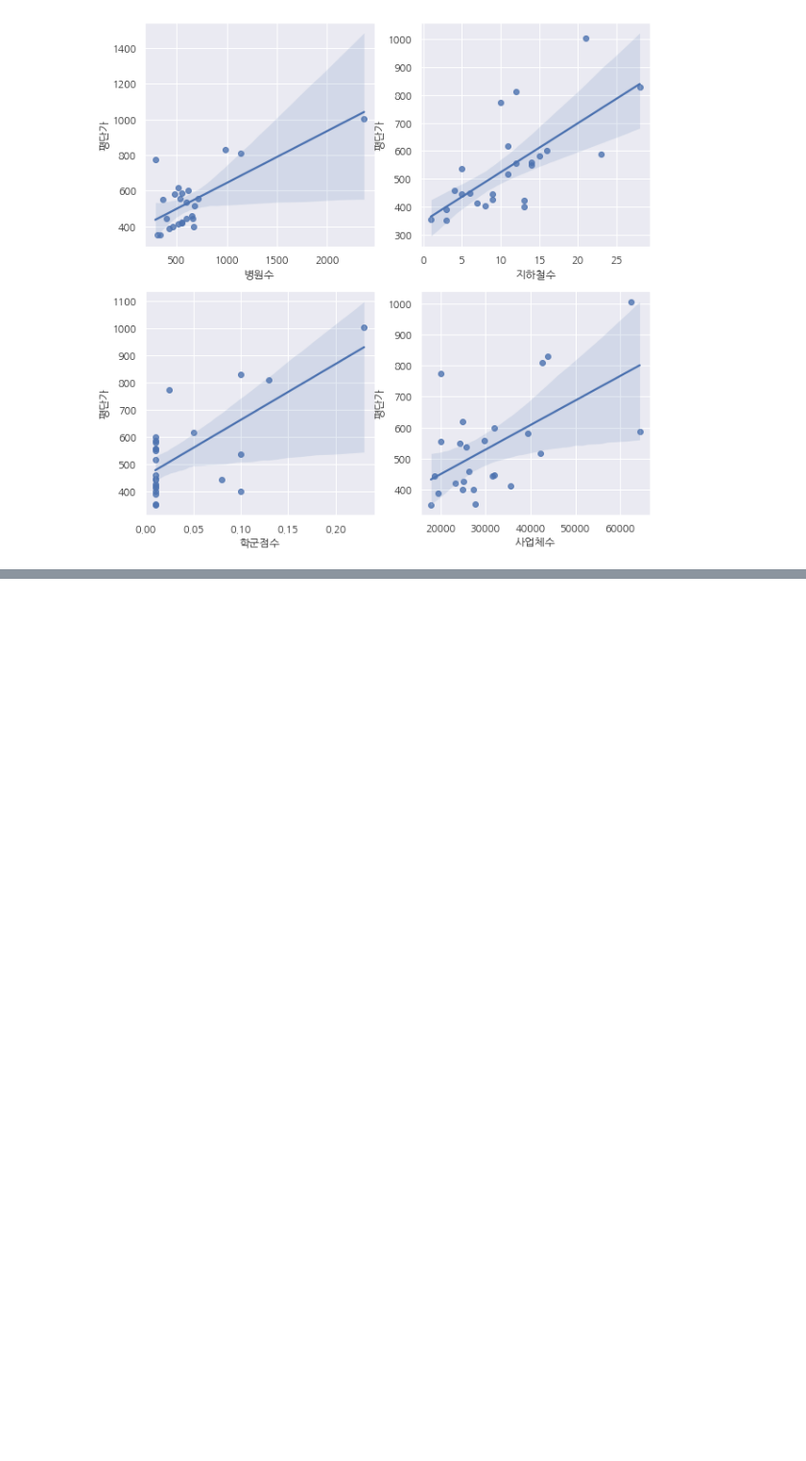
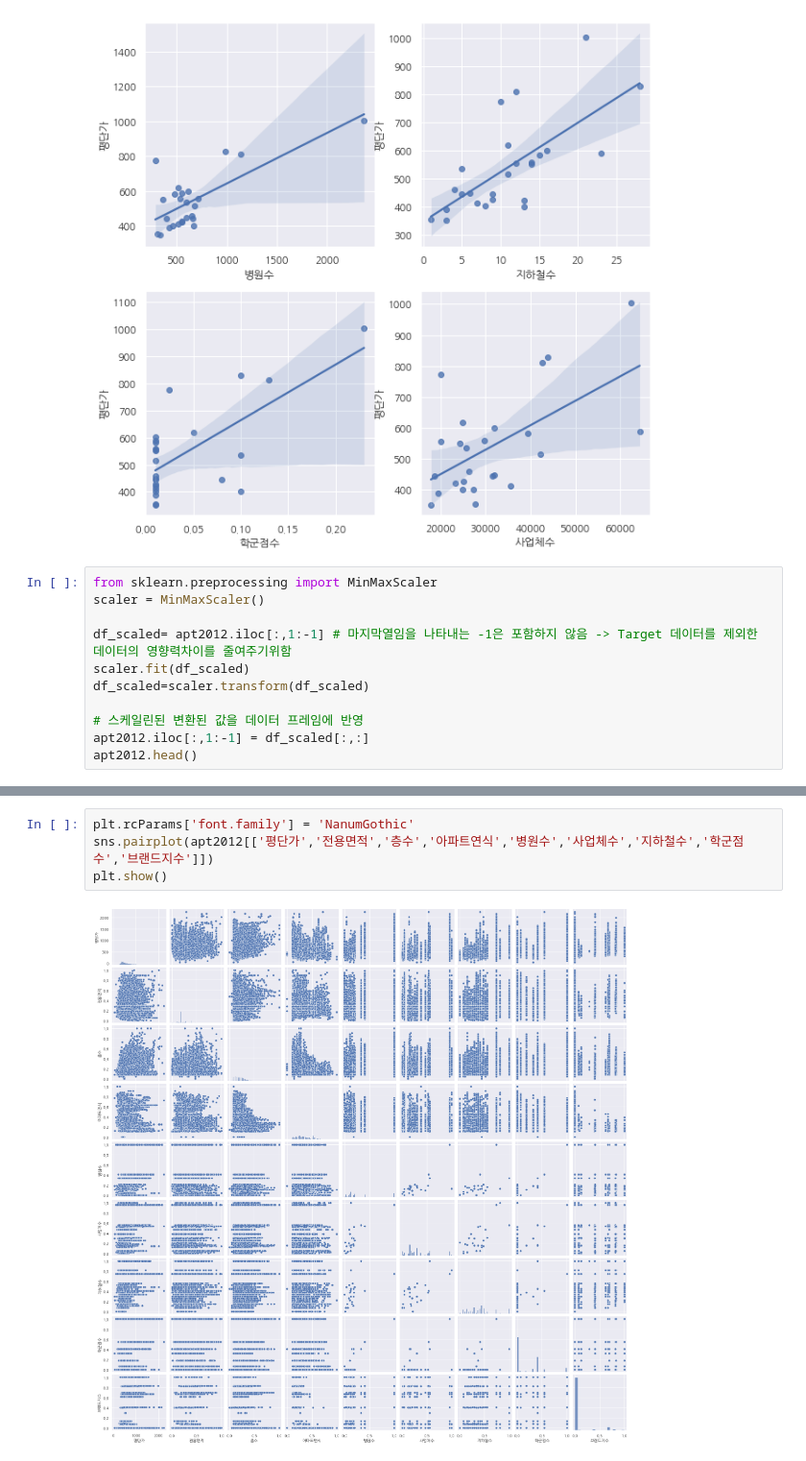
Before and after one commit to Ohjinseo2022/Showmeeverything, a Jupyter notebook: 회귀.ipynb, the cells around one changed output, grey strips where cells are left out. Shown at 96% size. Saved outputs shown, nothing was run; the diff lists cells and outputs as text; blank space fills up the shorter version.

```diff
--- a/회귀.ipynb
+++ b/회귀.ipynb
@@ -363,3 +386,14 @@ for idx, col in enumerate(plot_cols[1:]):
 plt.show()
 # %% [output]
 [figure]
+# %%
+from sklearn.preprocessing import MinMaxScaler
+scaler = MinMaxScaler()
+
+df_scaled= apt2012.iloc[:,1:-1] # 마지막열임을 나타내는 -1은 포함하지 않음 -> Target 데이터를 제외한 데이터의 영향력차이를 줄여주기위함
+scaler.fit(df_scaled)
+df_scaled=scaler.transform(df_scaled)
+
+# 스케일린된 변환된 값을 데이터 프레임에 반영
+apt2012.iloc[:,1:-1] = df_scaled[:,:]
+apt2012.head()
@@ -365,0 +421,6 @@ plt.show()
+# %%
+plt.rcParams['font.family'] = 'NanumGothic'
+sns.pairplot(apt2012[['평단가','전용면적','층수','아파트연식','병원수','사업체수','지하철수','학군점수','브랜드지수']])
+plt.show()
+# %% [output]
+[figure, added]
```
Also changed, not shown: parts of 15 cells of this notebook.
